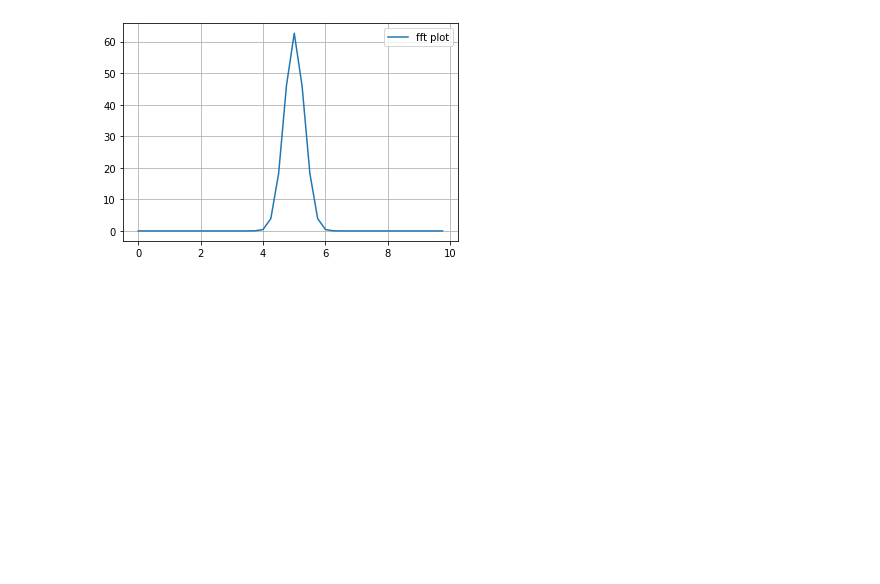
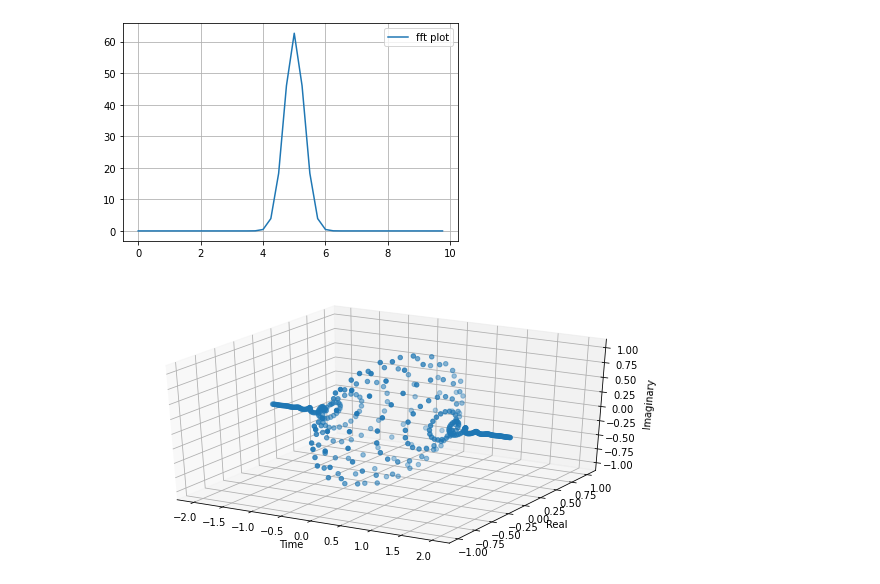
Before and after one commit to solothinker/SignalConcepts, a Jupyter notebook: Basics of Signals.ipynb, the cells around one changed output. Saved outputs shown, nothing was run; the diff lists cells and outputs as text; code cells hidden in the pictures; blank space fills up the shorter version.

```diff
--- a/Basics of Signals.ipynb
+++ b/Basics of Signals.ipynb
@@ -57,0 +62,10 @@ plt.show()
+# %%
+fig = plt.figure(figsize=(10,5))
+ax = fig.add_subplot(111, projection='3d')
+ax.scatter(t,np.real(cmw),np.imag(cmw))
+ax.set_xlabel('Time')
+ax.set_ylabel('Real')
+ax.set_zlabel('Imaginary')
+plt.show()
+# %% [output]
+[figure, added]
```
Also changed, not shown: parts of 11 cells of this notebook.
